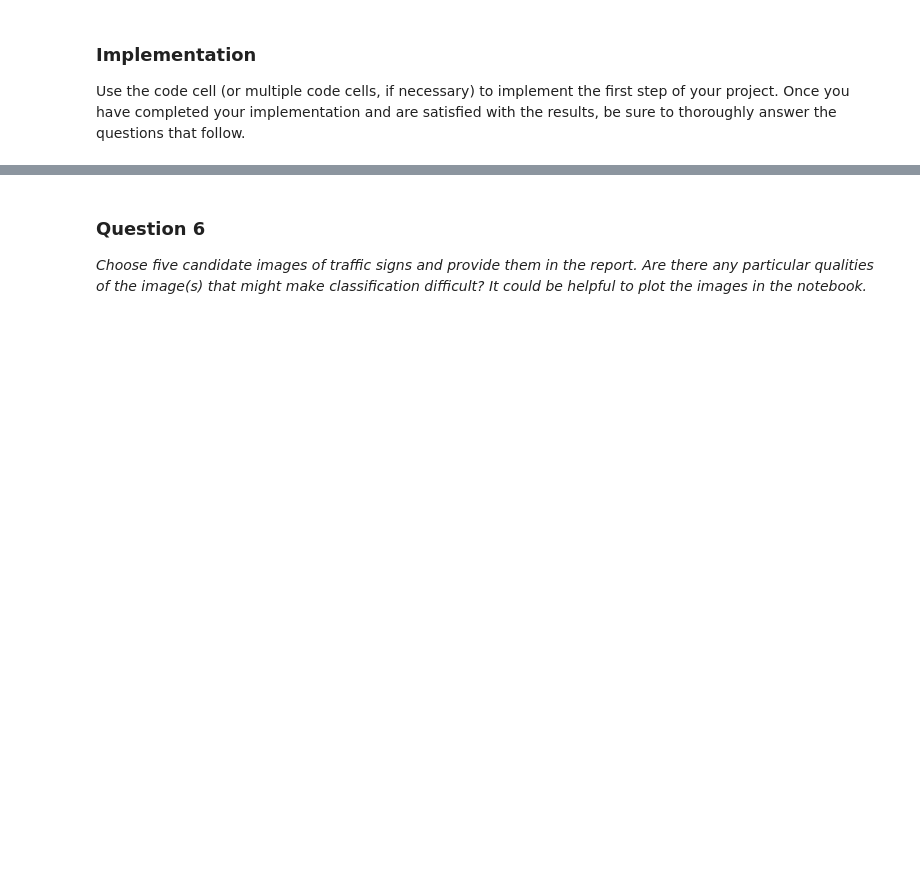
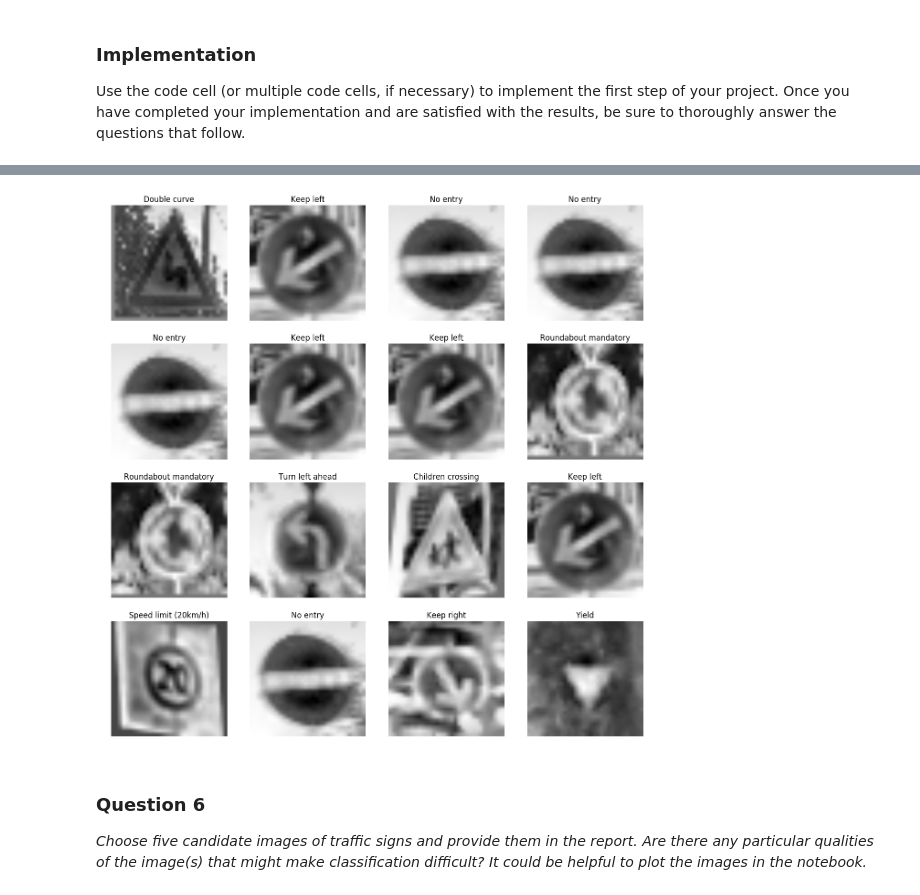
Before and after one commit to taurandat/SDC, a Jupyter notebook: P2_TrafficSigns/Traffic_Sign_Classifier.ipynb, the cells around one changed output, grey strips where cells are left out. Saved outputs shown, nothing was run; the diff lists cells and outputs as text; code cells hidden in the pictures; blank space fills up the shorter version.

```diff
--- a/P2_TrafficSigns/Traffic_Sign_Classifier.ipynb
+++ b/P2_TrafficSigns/Traffic_Sign_Classifier.ipynb
@@ -635,3 +707,0 @@ for i, img in enumerate(glob.glob('./data/not_seen/*.png')):
-# %%
-local_images = np.array([yuv_process(img) for img in local_images])
-local_images = standardize(local_images)
@@ -640,3 +708,16 @@ print(local_images.shape)
+# %%
+# Corresponding traffic signs in our dataset
+
+fig, axs = plt.subplots(4, 4, figsize=(15, 15))
+fig.subplots_adjust(hspace = .2, wspace=.2)
+axs = axs.ravel()
+
+for i in range(len(local_images)):
+    axs[i].axis('off')
+    axs[i].set_title(classes.SignName[local_labels[i]])
+    axs[i].imshow(X_train[np.argwhere(y_train == local_labels[i])[10]].squeeze(), cmap='gray')
+# %% [output]
+[figure, added]
 # %% [markdown]
 ### Question 6
 
```
Also changed, not shown: parts of 28 cells of this notebook, 36 other files.
